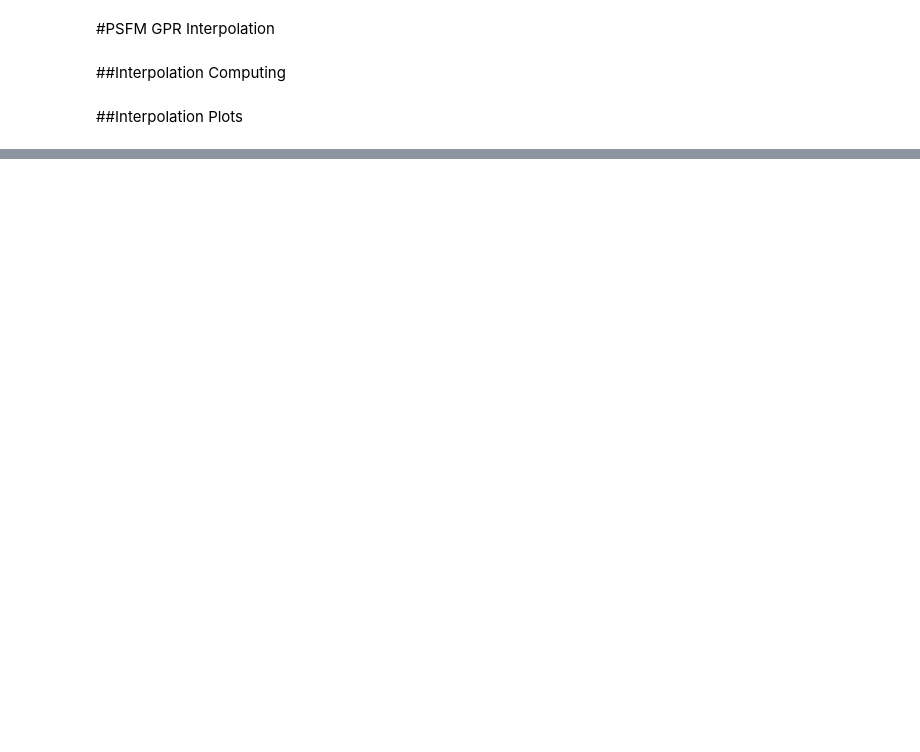
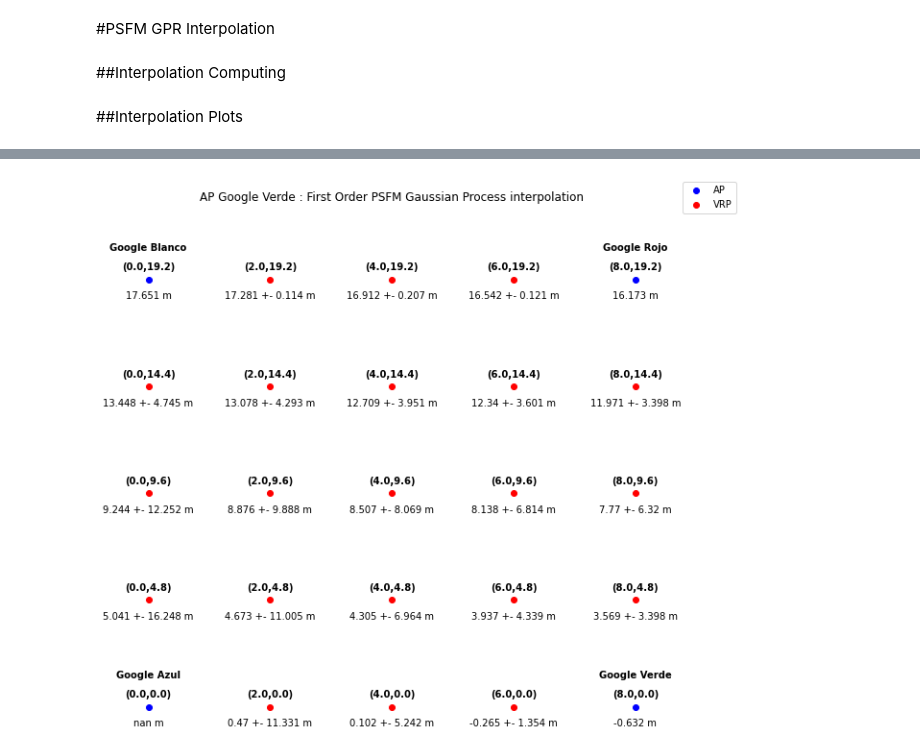
Before and after one commit to carlogattuso/Indoor_Positioning_RTT_GPR, a Jupyter notebook: ap_obs.ipynb, the cells around one changed output, grey strips where cells are left out. Saved outputs shown, nothing was run; the diff lists cells and outputs as text; code cells hidden in the pictures; blank space fills up the shorter version.

```diff
--- a/ap_obs.ipynb
+++ b/ap_obs.ipynb
@@ -717,9 +826,14 @@ def psfm_gpr_mean(m, m_star, d, K, K_star, sigma_n):
     return s_bar_star.reshape(n_vrp)
 # %%
 def zero_mean_gpr_mean(d, K, K_star, sigma_n):
+    '''
+    Clear nan values
+    '''
+    idx = np.argwhere(np.isnan(d)).T[0]
+    d = np.delete(d, idx)
 
     """Compute gaussian regression parameters."""
-    s_bar_star = np.dot(K_star, np.dot(np.linalg.inv(K + (sigma_n**2)*np.eye(n_ap)), d.reshape([n_ap, 1])))
+    s_bar_star = np.dot(K_star, np.dot(np.linalg.inv(K + (sigma_n**2)*np.eye(K.shape[0])), d.reshape([d.shape[0], 1])))
 
     return s_bar_star.reshape(n_vrp)
 # %%
@@ -836,7 +957,7 @@ for x,y,z in zip(coordinates[:,0],coordinates[:,1], np.linspace(0, n_points - 1,
 # %%
 #@title ##First Order PSFM GPR
-ap_selected = "Google Rojo"  #@param ['Google Blanco', 'Linksys 1', 'Google Azul', 'Linksys 2', 'Google Rojo', 'Linksys 3', 'Google Verde']
-sample = 12 #@param {type:"slider", min:0, max:100, step:1}
+ap_selected = "Google Verde"  #@param ['Google Blanco', 'Linksys 1', 'Google Azul', 'Linksys 2', 'Google Rojo', 'Linksys 3', 'Google Verde']
+sample = 8 #@param {type:"slider", min:0, max:100, step:1}
 
 try:
   ap_indexes[ap_selected]
@@ -851,13 +972,13 @@ First Order PSFM Gaussian Process interpolation:
     var_s_star --> VRP estimation variance
 """
 
-plt.figure(figsize=(points_y*2, points_x*1.5))
+plt.figure(figsize=(points_x*2, points_y*1.8))
 
 plt.scatter(coordinates_ap[:,0], coordinates_ap[:,1], c='b')
 plt.scatter(coordinates_vrp[:,0], coordinates_vrp[:,1], c='r')
 
 plt.legend(labels=['AP','VRP'],loc="upper right",borderaxespad=-8)
-plt.title('AP '+ap_selected+' : Zero Mean Gaussian Process interpolation',pad=60)
+plt.title('AP '+ap_selected+' : First Order PSFM Gaussian Process interpolation',pad=60)
 plt.axis('off')
 
 for x,y,z in zip(coordinates_ap[:,0], coordinates_ap[:,1], ap_obs[:,int(ap_indexes[ap_selected]),sample]):
@@ -871,33 +992,35 @@ for x,y,z in zip(coordinates_ap[:,0], coordinates_ap[:,1], ap_obs[:,int(ap_index
 
 for x in range(len(mean_array[int(ap_indexes[ap_selected]),sample])):
     label = f"{mean_psfm_array[int(ap_indexes[ap_selected]),sample][x,0].round(3)} +- {var_array[int(ap_indexes[ap_selected]),sample][x,0].round(3)} m"
 
     plt.annotate(label, # this is the text
                  (coordinates_vrp[x,0],coordinates_vrp[x,1]), # this is the point to label
                  textcoords="offset points", # how to position the text
                  xytext=(0,-20), # distance from text to points (x,y)
                  ha='center') # horizontal alignment can be left, right or center
 
 for x,y,z in zip(coordinates_ap[:,0],coordinates_ap[:,1], np.linspace(0, n_ap - 1, n_ap).astype(int)):
 
     label = f"{ap_labels[z]}"
 
     plt.annotate(label, # this is the text
                  (x,y), # this is the point to label
                  textcoords="offset points", # how to position the text
                  xytext=(0,30), # distance from text to points (x,y)
                  ha='center', # horizontal alignment can be left, right or center
                  weight='bold')
 
 for x,y,z in zip(coordinates[:,0],coordinates[:,1], np.linspace(0, n_points - 1, n_points).astype(int)):
     label = f"({locations[z,0]},{locations[z,1]})"
 
     plt.annotate(label, # this is the text
                  (x,y), # this is the point to label
                  textcoords="offset points", # how to position the text
                  xytext=(0,10), # distance from text to points (x,y)
                  ha='center',
                  weight='bold') # horizontal alignment can be left, right or center
+# %% [output]
+[figure, added]
 # %%
 #@title ##Second Order PSFM GPR
 ap_selected = "Google Azul"  #@param ['Google Blanco', 'Linksys 1', 'Google Azul', 'Linksys 2', 'Google Rojo', 'Linksys 3', 'Google Verde']
```
Also changed, not shown: parts of 23 cells of this notebook.
